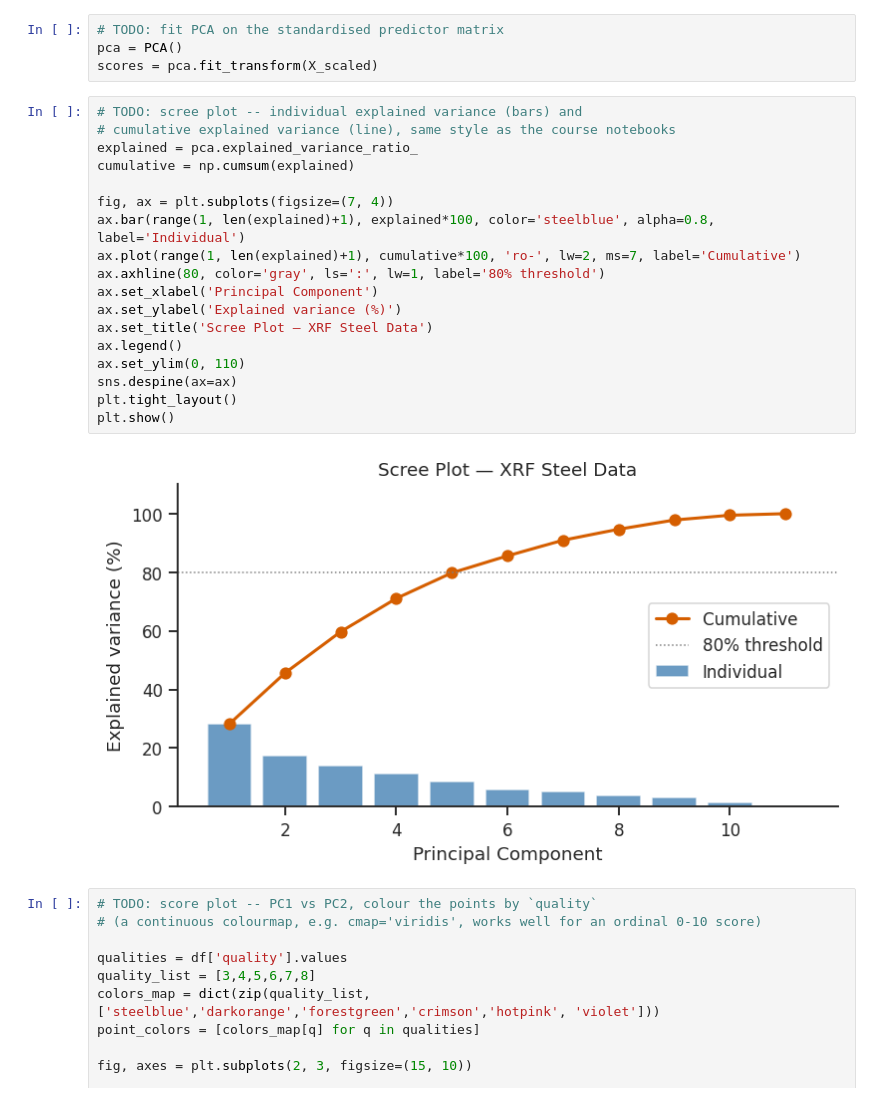
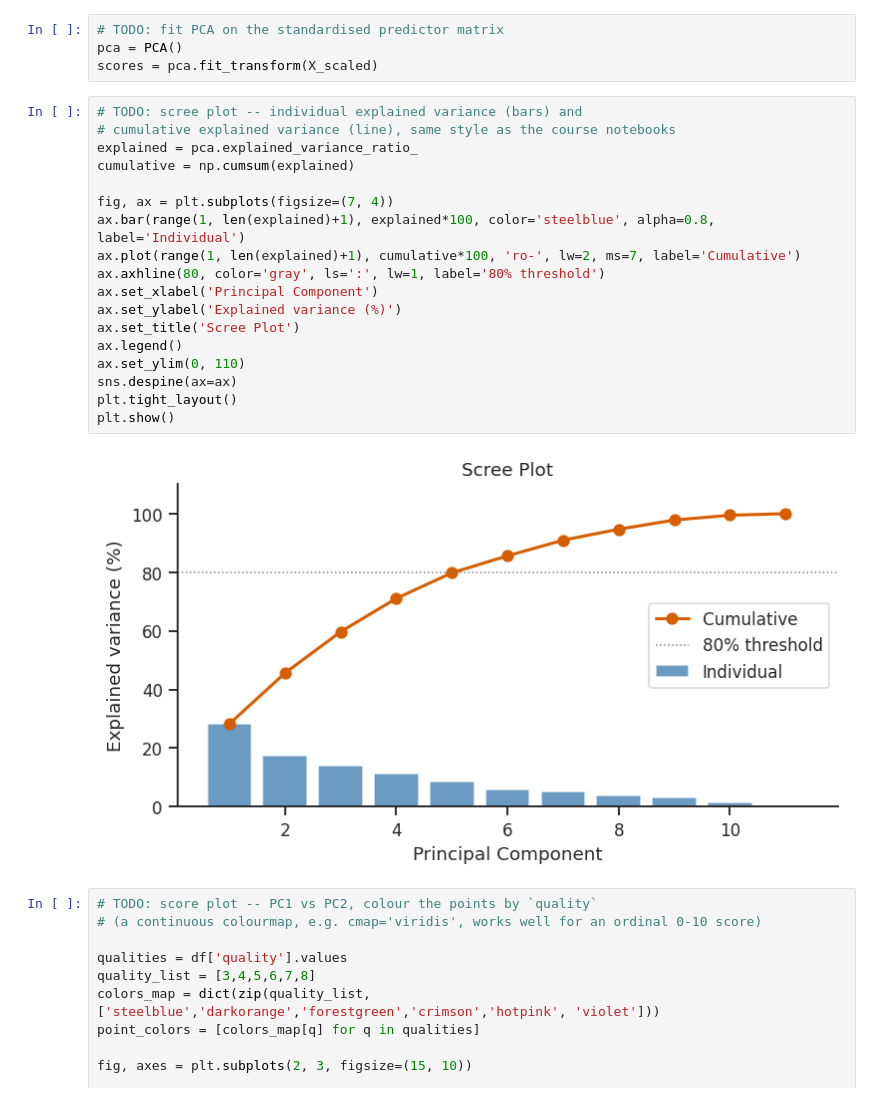
Before and after one commit to felixlowenhielm-alt/1kb570_2026, a Jupyter notebook: Labs/02_modelling_wine_quality/starter_notebook.ipynb, the cells around one changed output. Saved outputs shown, nothing was run; the diff lists cells and outputs as text.

```diff
--- a/Labs/02_modelling_wine_quality/starter_notebook.ipynb
+++ b/Labs/02_modelling_wine_quality/starter_notebook.ipynb
@@ -161,23 +161,23 @@ scores = pca.fit_transform(X_scaled)
 # %%
 # TODO: scree plot -- individual explained variance (bars) and
 # cumulative explained variance (line), same style as the course notebooks
 explained = pca.explained_variance_ratio_
 cumulative = np.cumsum(explained)
 
 fig, ax = plt.subplots(figsize=(7, 4))
 ax.bar(range(1, len(explained)+1), explained*100, color='steelblue', alpha=0.8, label='Individual')
 ax.plot(range(1, len(explained)+1), cumulative*100, 'ro-', lw=2, ms=7, label='Cumulative')
 ax.axhline(80, color='gray', ls=':', lw=1, label='80% threshold')
 ax.set_xlabel('Principal Component')
 ax.set_ylabel('Explained variance (%)')
-ax.set_title('Scree Plot — XRF Steel Data')
+ax.set_title('Scree Plot')
 ax.legend()
 ax.set_ylim(0, 110)
 sns.despine(ax=ax)
 plt.tight_layout()
 plt.show()
 # %% [output]
-[figure, old version]
+[figure, new version]
 # %%
 # TODO: score plot -- PC1 vs PC2, colour the points by `quality`
 # (a continuous colourmap, e.g. cmap='viridis', works well for an ordinal 0-10 score)
```
Also changed, not shown: parts of 4 cells of this notebook.
